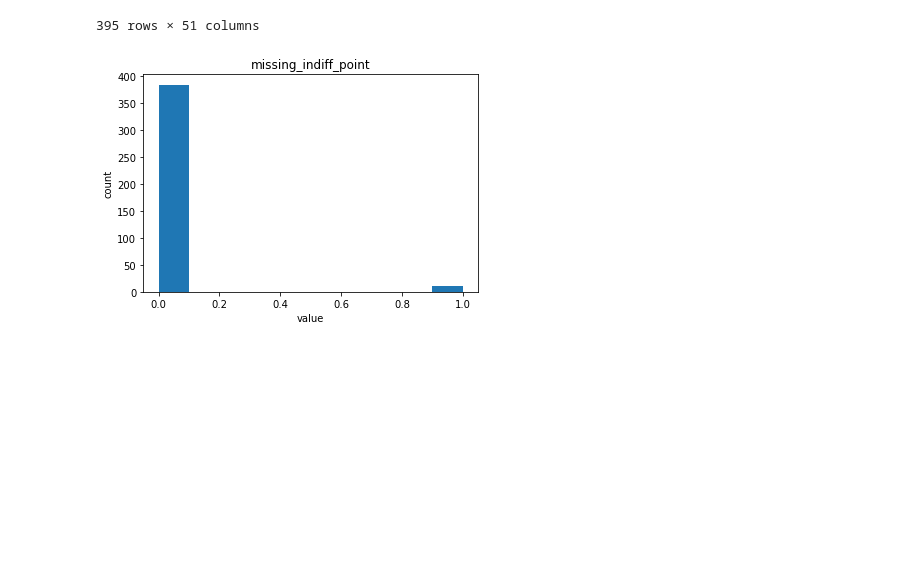
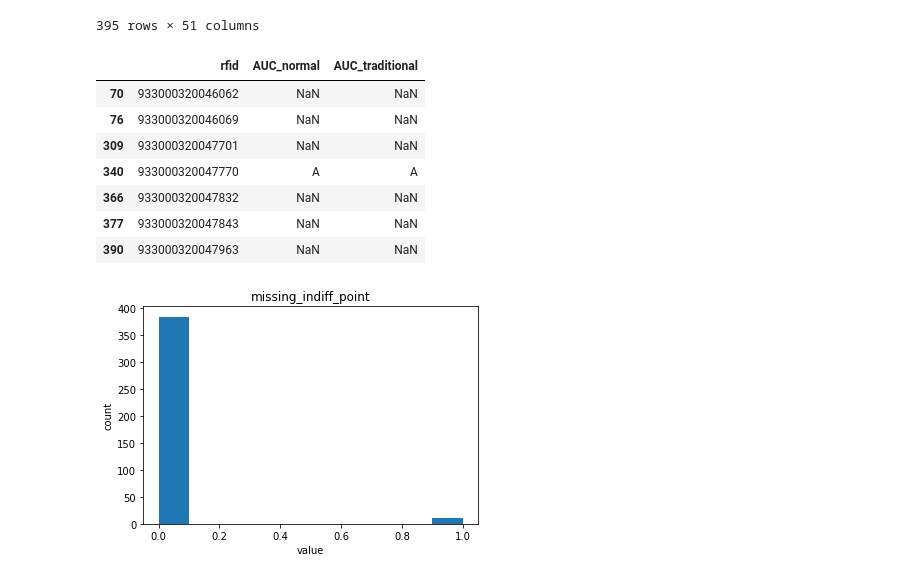
Before and after one commit to Shaezzer/PalmerLab, a Jupyter notebook: Suzanne_Mitchell_fits_dd.ipynb, the cells around one changed output. Cells and saved outputs as stored; diff of their text form; code cells hidden in the pictures; blank space fills up the shorter version.

```diff
--- a/Suzanne_Mitchell_fits_dd.ipynb
+++ b/Suzanne_Mitchell_fits_dd.ipynb
@@ -103,6 +103,18 @@ fits
 | 393 | m | C04 | 933000320047973 | black | 1 | 12 | 1 | 1 | red | ... |
 | 394 | m | C04 | 933000320047975 | black_hood | 1 | 27 | 2 | 3 | blue | ... |
 395 rows × 51 columns
+# %%
+na_values = fits[fits.isna().any(axis=1)]
+na_values[['rfid','AUC_normal','AUC_traditional']]
+# %% [output]
+|  | rfid | AUC_normal | AUC_traditional |
+| 70 | 933000320046062 | NaN | NaN |
+| 76 | 933000320046069 | NaN | NaN |
+| 309 | 933000320047701 | NaN | NaN |
+| 340 | 933000320047770 | A | A |
+| 366 | 933000320047832 | NaN | NaN |
+| 377 | 933000320047843 | NaN | NaN |
+| 390 | 933000320047963 | NaN | NaN |
 # %%
 graph_columns = ['missing_indiff_point','missing_indiff_count','indiff_0','indiff_4',
                  'indiff_8','hyperbolic_k','hyperbolic_lnk','hyperbolic_b',
```
